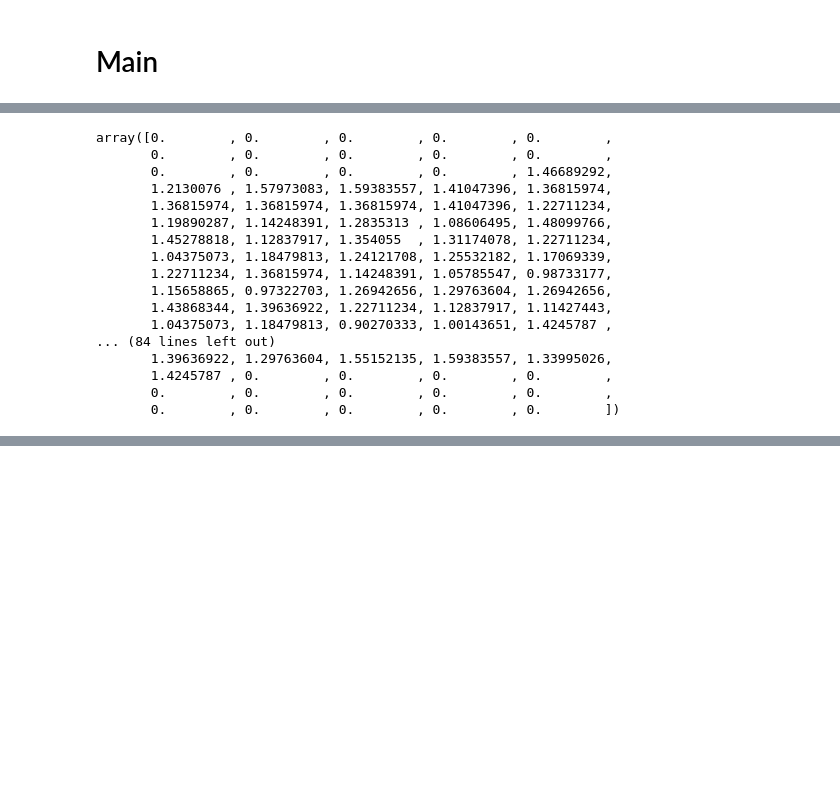
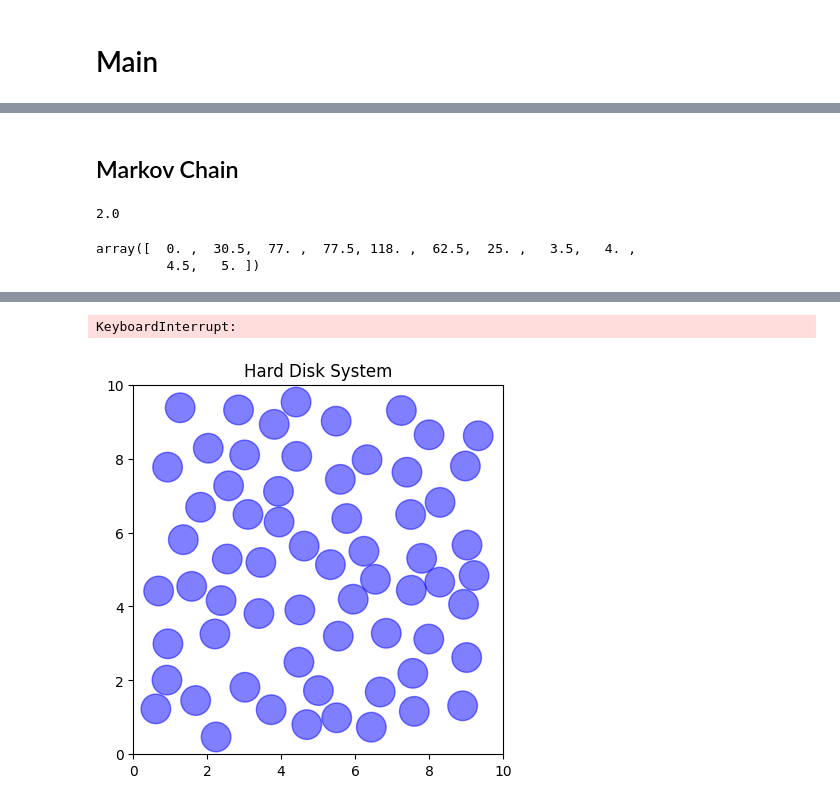
Before and after one commit to LuanMs1/tcc-markov-chain, a Jupyter notebook: tcc_markov_chain/hard_disck_periodic.ipynb, the cells around one changed output, grey strips where cells are left out. Saved outputs shown, nothing was run; the diff lists cells and outputs as text; code cells hidden in the pictures; blank space fills up the shorter version.

```diff
--- a/tcc_markov_chain/hard_disck_periodic.ipynb
+++ b/tcc_markov_chain/hard_disck_periodic.ipynb
@@ -57,20 +67,8 @@ axes[0].plot(strip_centers, sim.strip_density, linestyle='-')
-# %%
-sim.strip_density
-# %% [output]
-array([0.        , 0.        , 0.        , 0.        , 0.        ,
-       0.        , 0.        , 0.        , 0.        , 0.        ,
-       0.        , 0.        , 0.        , 0.        , 1.46689292,
-       1.2130076 , 1.57973083, 1.59383557, 1.41047396, 1.36815974,
-       1.36815974, 1.36815974, 1.36815974, 1.41047396, 1.22711234,
-       1.19890287, 1.14248391, 1.2835313 , 1.08606495, 1.48099766,
-       1.45278818, 1.12837917, 1.354055  , 1.31174078, 1.22711234,
-       1.04375073, 1.18479813, 1.24121708, 1.25532182, 1.17069339,
-       1.22711234, 1.36815974, 1.14248391, 1.05785547, 0.98733177,
-       1.15658865, 0.97322703, 1.26942656, 1.29763604, 1.26942656,
-       1.43868344, 1.39636922, 1.22711234, 1.12837917, 1.11427443,
-       1.04375073, 1.18479813, 0.90270333, 1.00143651, 1.4245787 ,
-... (84 lines left out)
-       1.39636922, 1.29763604, 1.55152135, 1.59383557, 1.33995026,
-       1.4245787 , 0.        , 0.        , 0.        , 0.        ,
-       0.        , 0.        , 0.        , 0.        , 0.        ,
-       0.        , 0.        , 0.        , 0.        , 0.        ])
+# %% [markdown]
+## Markov Chain
+# %%
+#[0,0.5,1,1.5,2,2.5]
+ds = 0.5
+1.//ds
+# %% [output]
+2.0
@@ -76,0 +84,23 @@ array([0.        , 0.        , 0.        , 0.        , 0.        ,
+# %%
+rdf(sim_mc)
+# %% [output]
+array([  0. ,  30.5,  77. ,  77.5, 118. ,  62.5,  25. ,   3.5,   4. ,
+         4.5,   5. ])
+# %%
+box_size = 10
+particle_radius=0.4
+n_particles=64
+n_steps = int(1e5)
+sys = HardDiskSystem(box_size=10, particle_radius=particle_radius, n_particles=n_particles)
+sim_mc = MarkovChain(system=deepcopy(sys),delta_x=particle_radius/2)
+sim_mc.sys.plot_system()
+
+strip_count=int(100)
+strip_size = sim_mc.sys.box_size / strip_count
+strip_density = np.zeros(strip_count,dtype=float)
+for step in sim_mc.run(eval_fn=lambda x: particle_density(x,strip_count=strip_count),n_steps=n_steps):
+    strip_density+=step
+strip_density /= (n_steps*strip_size)
+# print(strip_density / (n_steps*strip_size))
+sim_mc.sys.plot_system()
+# %% [output]
@@ -76,0 +110,2 @@ array([0.        , 0.        , 0.        , 0.        , 0.        ,
+KeyboardInterrupt:
+[figure, added]
```
Also changed, not shown: parts of 13 cells of this notebook, 3 other files.
